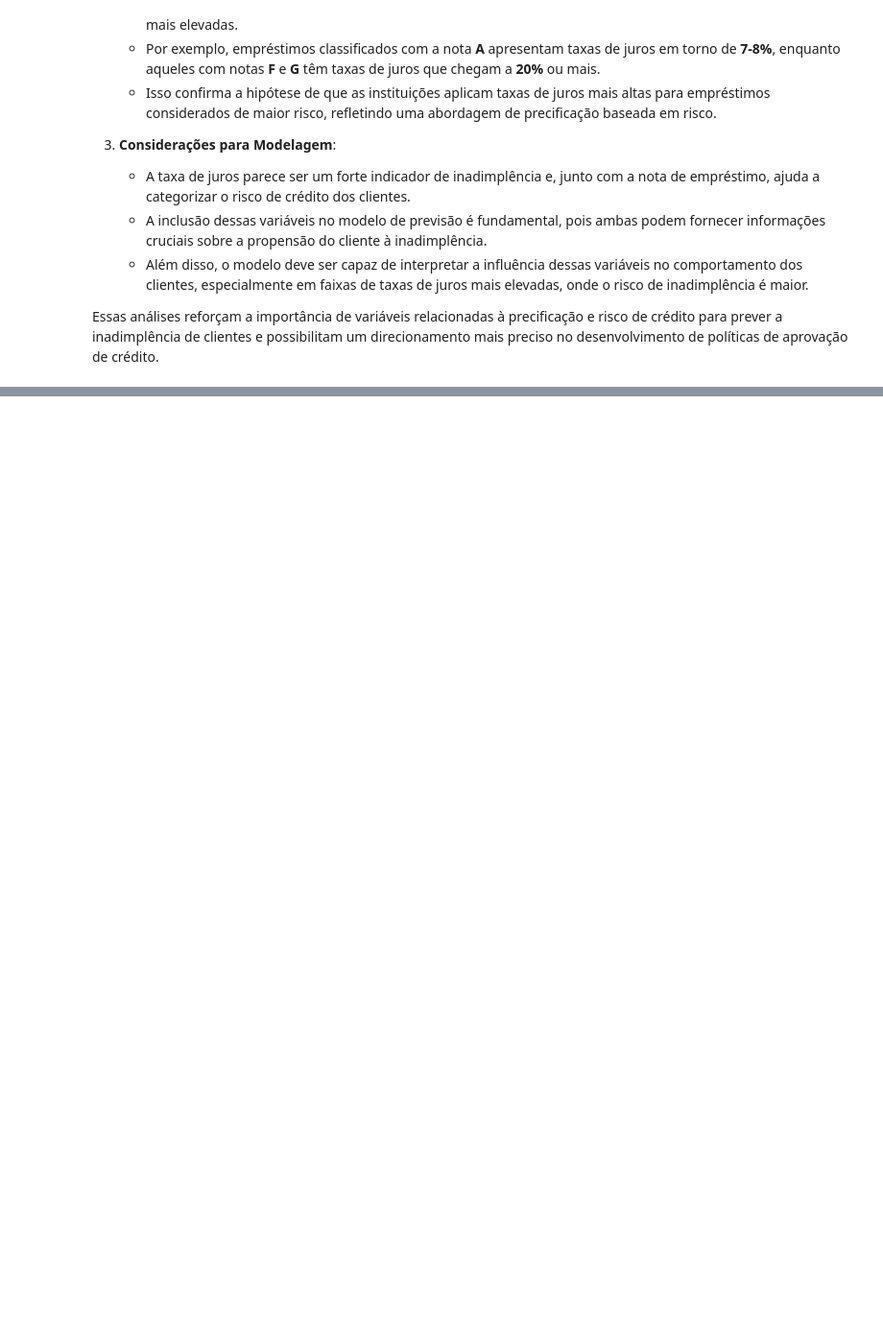
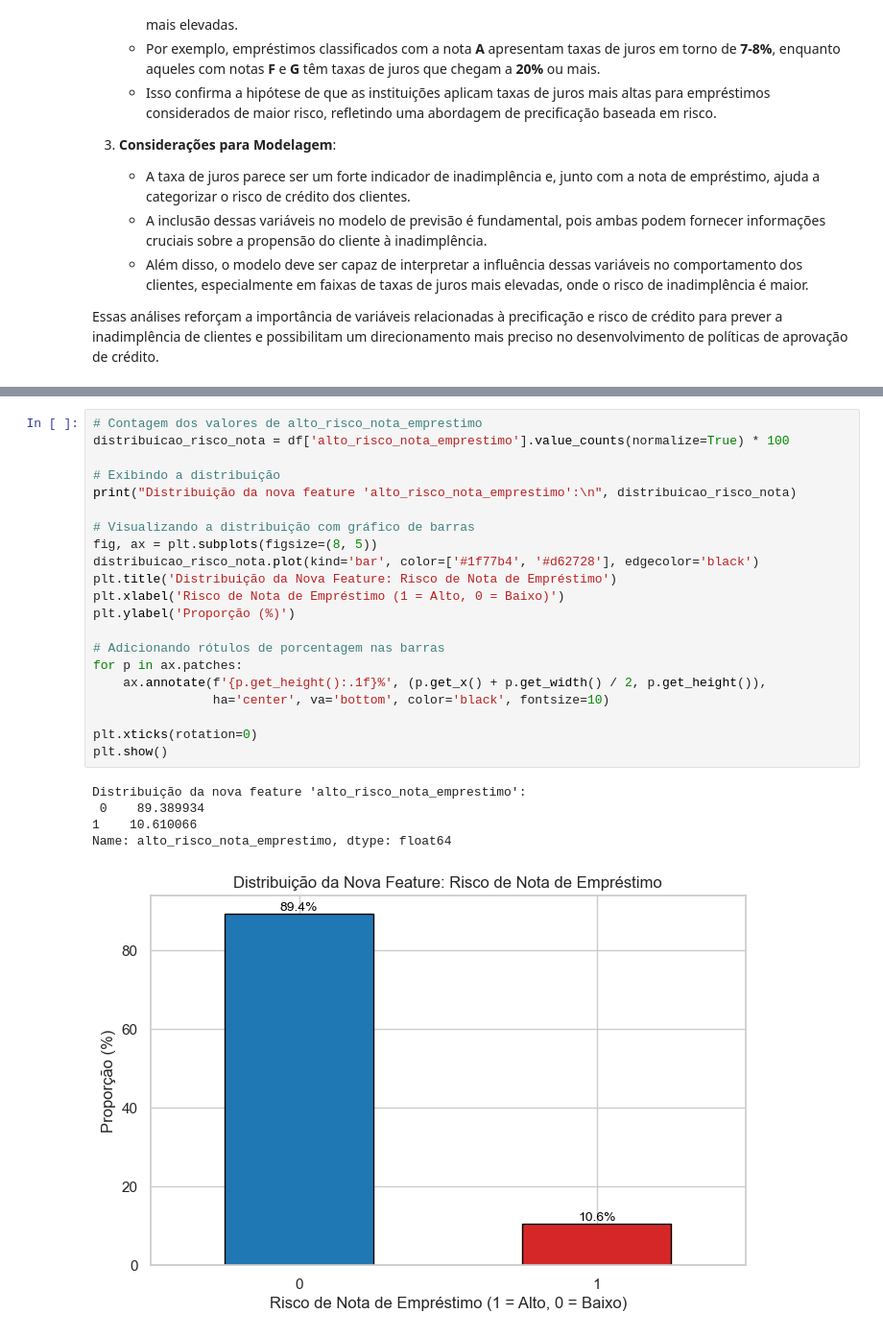
Before and after one commit to tnleite/loan-approval-prediction, a Jupyter notebook: 02-Analise/loan-approval-prediction.ipynb, the cells around one changed output, grey strips where cells are left out. Shown at 96% size. Saved outputs shown, nothing was run; the diff lists cells and outputs as text; blank space fills up the shorter version.

```diff
--- a/02-Analise/loan-approval-prediction.ipynb
+++ b/02-Analise/loan-approval-prediction.ipynb
@@ -1574,0 +1641,27 @@ Essa distribuição é desbalanceada, mas reflete o perfil geral dos dados. A cr
+# %%
+# Contagem dos valores de alto_risco_nota_emprestimo
+distribuicao_risco_nota = df['alto_risco_nota_emprestimo'].value_counts(normalize=True) * 100
+
+# Exibindo a distribuição
+print("Distribuição da nova feature 'alto_risco_nota_emprestimo':\n", distribuicao_risco_nota)
+
+# Visualizando a distribuição com gráfico de barras
+fig, ax = plt.subplots(figsize=(8, 5))
+distribuicao_risco_nota.plot(kind='bar', color=['#1f77b4', '#d62728'], edgecolor='black')
+plt.title('Distribuição da Nova Feature: Risco de Nota de Empréstimo')
+plt.xlabel('Risco de Nota de Empréstimo (1 = Alto, 0 = Baixo)')
+plt.ylabel('Proporção (%)')
+
+# Adicionando rótulos de porcentagem nas barras
+for p in ax.patches:
+    ax.annotate(f'{p.get_height():.1f}%', (p.get_x() + p.get_width() / 2, p.get_height()),
+                ha='center', va='bottom', color='black', fontsize=10)
+
+plt.xticks(rotation=0)
+plt.show()
+# %% [output]
+Distribuição da nova feature 'alto_risco_nota_emprestimo':
+ 0    89.389934
+1    10.610066
+Name: alto_risco_nota_emprestimo, dtype: float64
+[figure, added]
```
Also changed, not shown: parts of 32 cells of this notebook.
